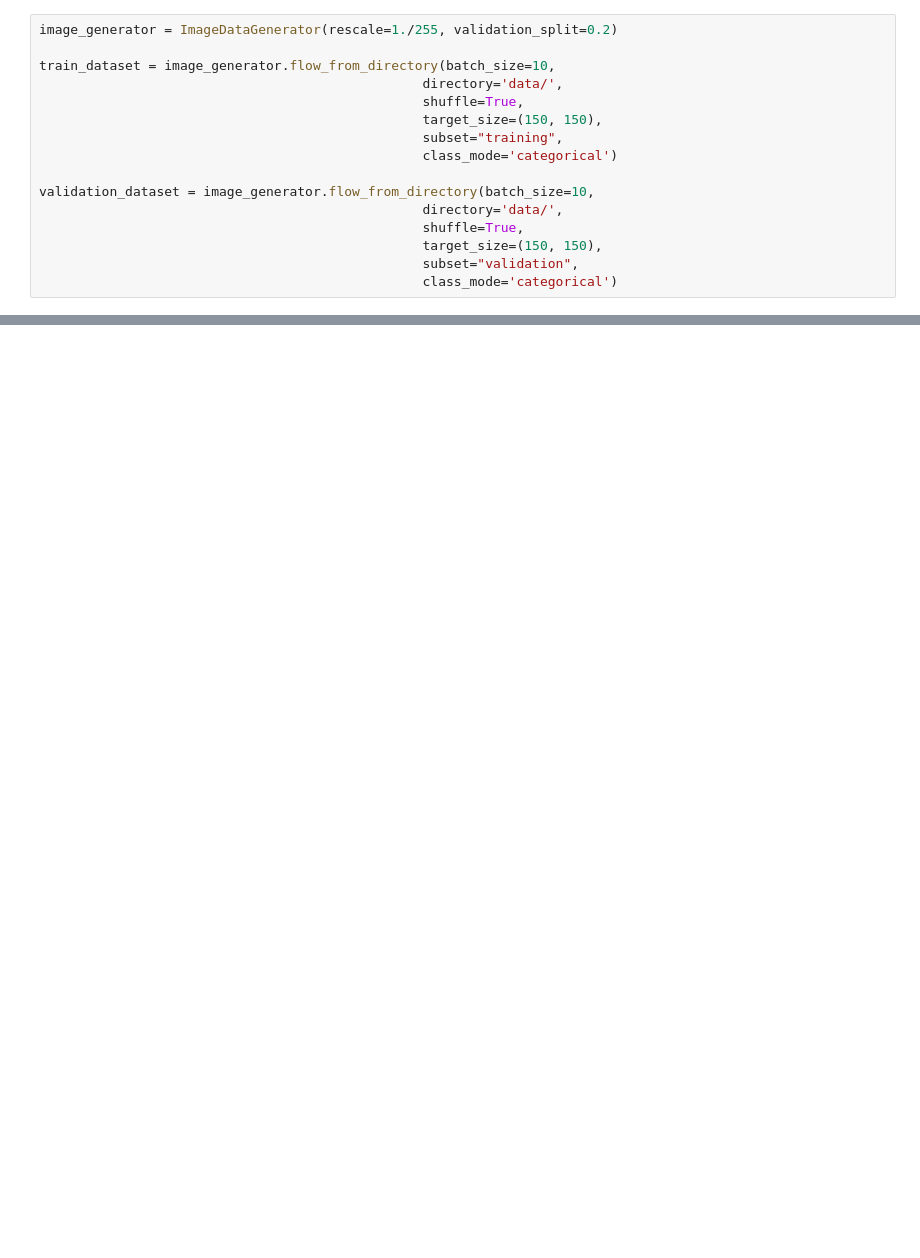
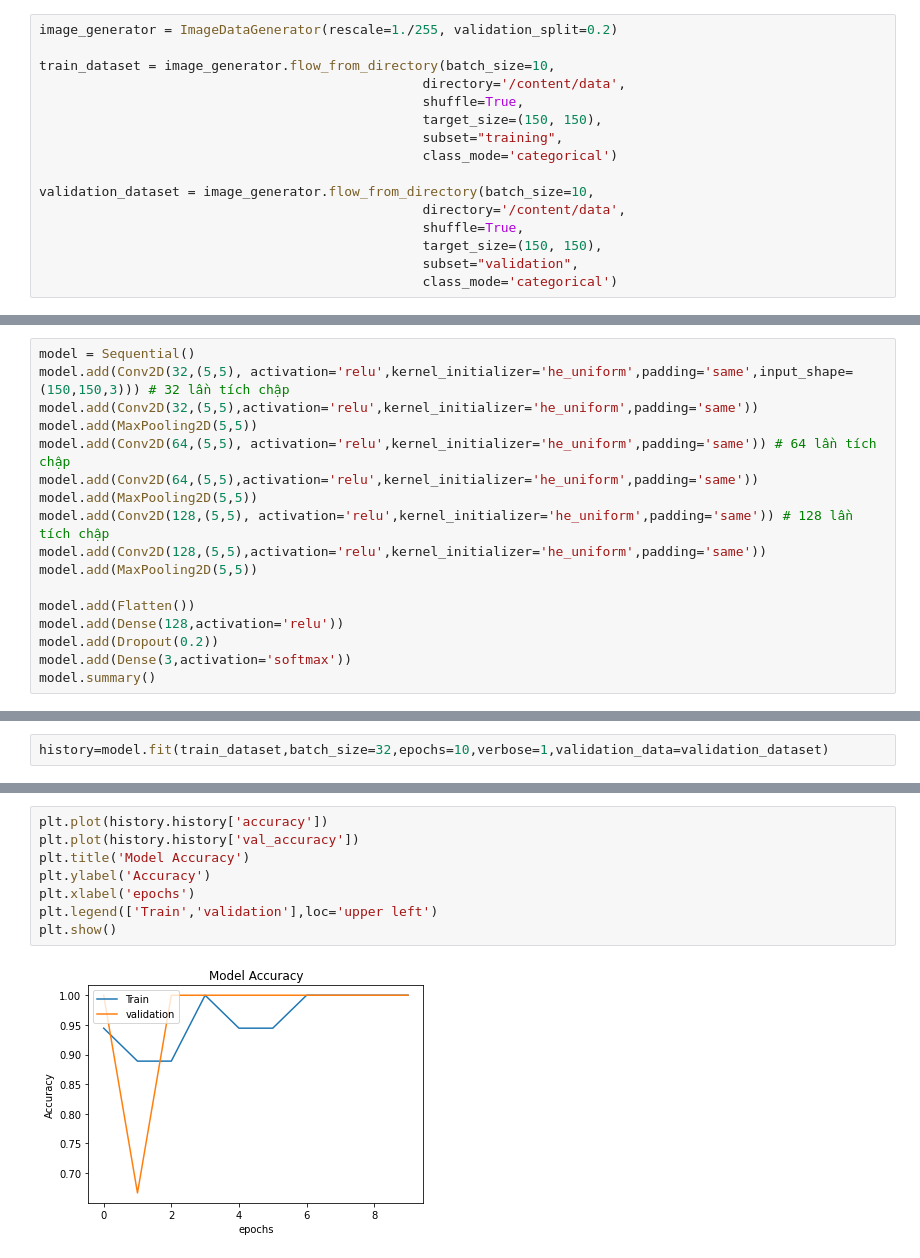
Before and after one commit to Kisame2510/A.I-Training, a Jupyter notebook: Face_Recognition/Face_Recognition.ipynb, the cells around one changed output, grey strips where cells are left out. Saved outputs shown, nothing was run; the diff lists cells and outputs as text; blank space fills up the shorter version.

```diff
--- a/Face_Recognition/Face_Recognition.ipynb
+++ b/Face_Recognition/Face_Recognition.ipynb
@@ -60,14 +25,14 @@ def generate_dataset():
 image_generator = ImageDataGenerator(rescale=1./255, validation_split=0.2)
 
 train_dataset = image_generator.flow_from_directory(batch_size=10,
-                                                 directory='data/',
+                                                 directory='/content/data',
                                                  shuffle=True,
                                                  target_size=(150, 150),
                                                  subset="training",
                                                  class_mode='categorical')
 
 validation_dataset = image_generator.flow_from_directory(batch_size=10,
-                                                 directory='data/',
+                                                 directory='/content/data',
                                                  shuffle=True,
                                                  target_size=(150, 150),
                                                  subset="validation",
@@ -77,0 +48,17 @@ Found 0 images belonging to 0 classes.
+# %%
+model = Sequential()
+model.add(Conv2D(32,(5,5), activation='relu',kernel_initializer='he_uniform',padding='same',input_shape=(150,150,3))) # 32 lần tích chập
+model.add(Conv2D(32,(5,5),activation='relu',kernel_initializer='he_uniform',padding='same'))
+model.add(MaxPooling2D(5,5))
+model.add(Conv2D(64,(5,5), activation='relu',kernel_initializer='he_uniform',padding='same')) # 64 lần tích chập
+model.add(Conv2D(64,(5,5),activation='relu',kernel_initializer='he_uniform',padding='same'))
+model.add(MaxPooling2D(5,5))
+model.add(Conv2D(128,(5,5), activation='relu',kernel_initializer='he_uniform',padding='same')) # 128 lần tích chập
+model.add(Conv2D(128,(5,5),activation='relu',kernel_initializer='he_uniform',padding='same'))
+model.add(MaxPooling2D(5,5))
+
+model.add(Flatten())
+model.add(Dense(128,activation='relu'))
+model.add(Dropout(0.2))
+model.add(Dense(3,activation='softmax'))
+model.summary()
@@ -77,0 +86,2 @@ Found 0 images belonging to 0 classes.
+# %%
+history=model.fit(train_dataset,batch_size=32,epochs=10,verbose=1,validation_data=validation_dataset)
@@ -77,0 +109,10 @@ Found 0 images belonging to 0 classes.
+# %%
+plt.plot(history.history['accuracy'])
+plt.plot(history.history['val_accuracy'])
+plt.title('Model Accuracy')
+plt.ylabel('Accuracy')
+plt.xlabel('epochs')
+plt.legend(['Train','validation'],loc='upper left')
+plt.show()
+# %% [output]
+[figure, added]
```
Also changed, not shown: parts of 9 cells of this notebook.
